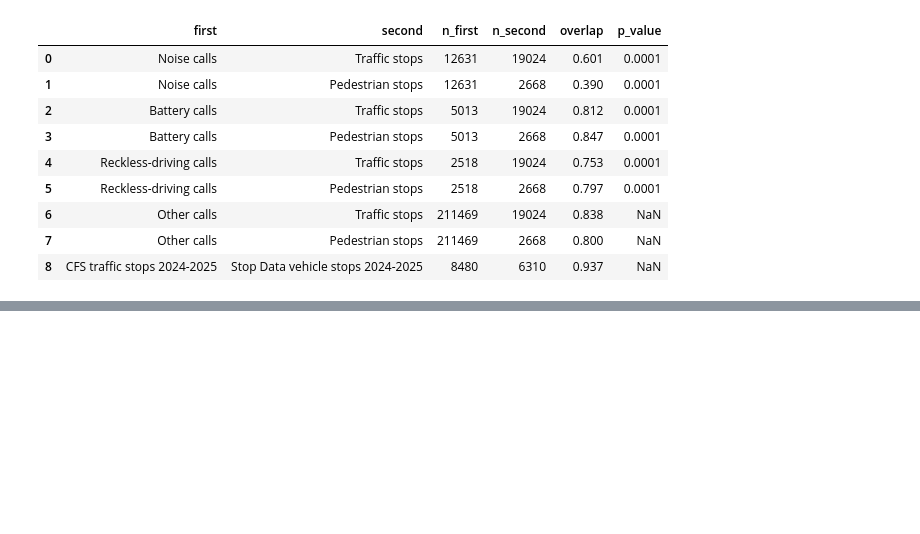
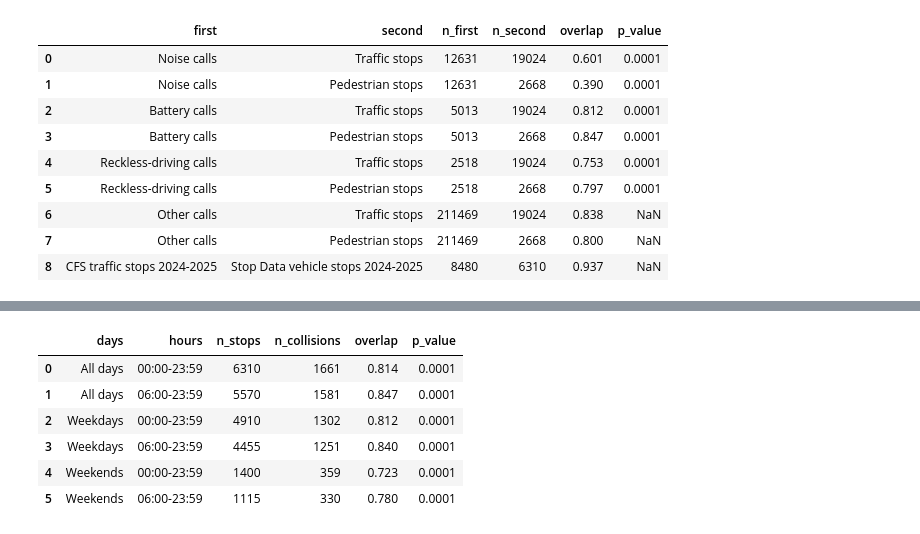
Before and after one commit to UCB-stat159-f26/final-project-team-16, a Jupyter notebook: notebooks/03_clock.ipynb, the cells around one changed output, grey strips where cells are left out. Drawn from its saved outputs; the diff is of its cells as text; code cells hidden in the pictures; blank space fills up the shorter version.

```diff
--- a/notebooks/03_clock.ipynb
+++ b/notebooks/03_clock.ipynb
@@ -290,0 +320,36 @@ a6_overlap
+# %%
+# Overlap and permutation test for all days, weekdays, and weekends,
+# each with all 24 hours and with 06:00-23:59 only (unreliable early
+# collision times)
+day_sets = {
+    "All days": lambda events: events,
+    "Weekdays": lambda events: events.loc[~events["is_weekend"]],
+    "Weekends": lambda events: events.loc[events["is_weekend"]],
+}
+a7_rows = []
+for days, pick in day_sets.items():
+    for hours, first_hour in [("00:00-23:59", 0), ("06:00-23:59", 6)]:
+        stop_hours = pick(a7_stops).query("hour >= @first_hour")["hour"]
+        collision_hours = pick(a7_collisions).query("hour >= @first_hour")["hour"]
+        test = overlap_permutation_test(stop_hours, collision_hours)
+        a7_rows.append(
+            {
+                "days": days,
+                "hours": hours,
+                "n_stops": len(stop_hours),
+                "n_collisions": len(collision_hours),
+                "overlap": round(test["overlap"], 3),
+                "p_value": test["p_value"],
+            }
+        )
+a7_overlap = pd.DataFrame(a7_rows)
+a7_overlap.to_csv(results / "03_a7_overlap.csv", index=False)
+a7_overlap
+# %% [output]
+|  | days | hours | n_stops | n_collisions | overlap | p_value |
+| 0 | All days | 00:00-23:59 | 6310 | 1661 | 0.814 | 0.0001 |
+| 1 | All days | 06:00-23:59 | 5570 | 1581 | 0.847 | 0.0001 |
+| 2 | Weekdays | 00:00-23:59 | 4910 | 1302 | 0.812 | 0.0001 |
+| 3 | Weekdays | 06:00-23:59 | 4455 | 1251 | 0.840 | 0.0001 |
+| 4 | Weekends | 00:00-23:59 | 1400 | 359 | 0.723 | 0.0001 |
+| 5 | Weekends | 06:00-23:59 | 1115 | 330 | 0.780 | 0.0001 |
```
Also changed, not shown: parts of 2 cells of this notebook, 2 other files.
